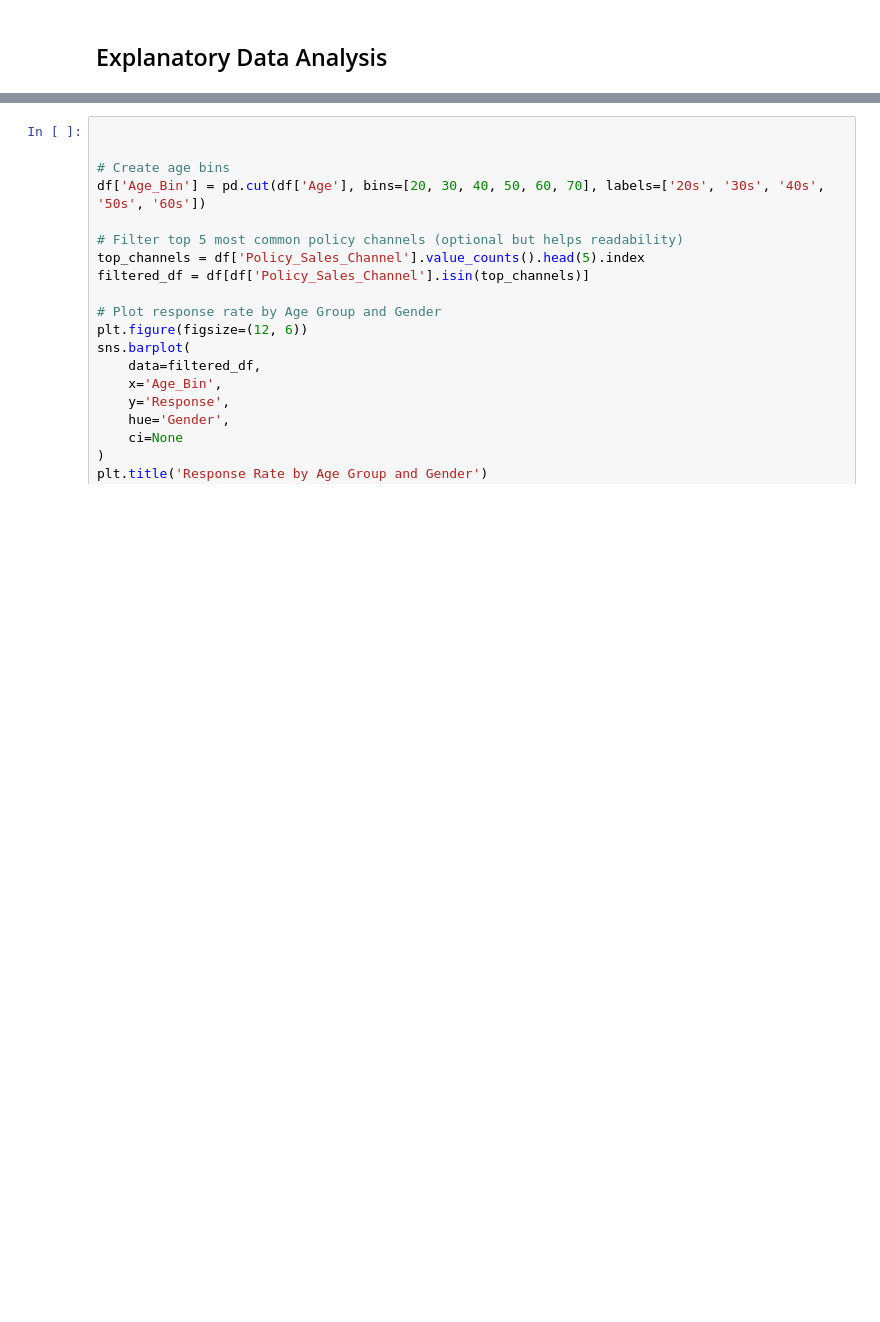
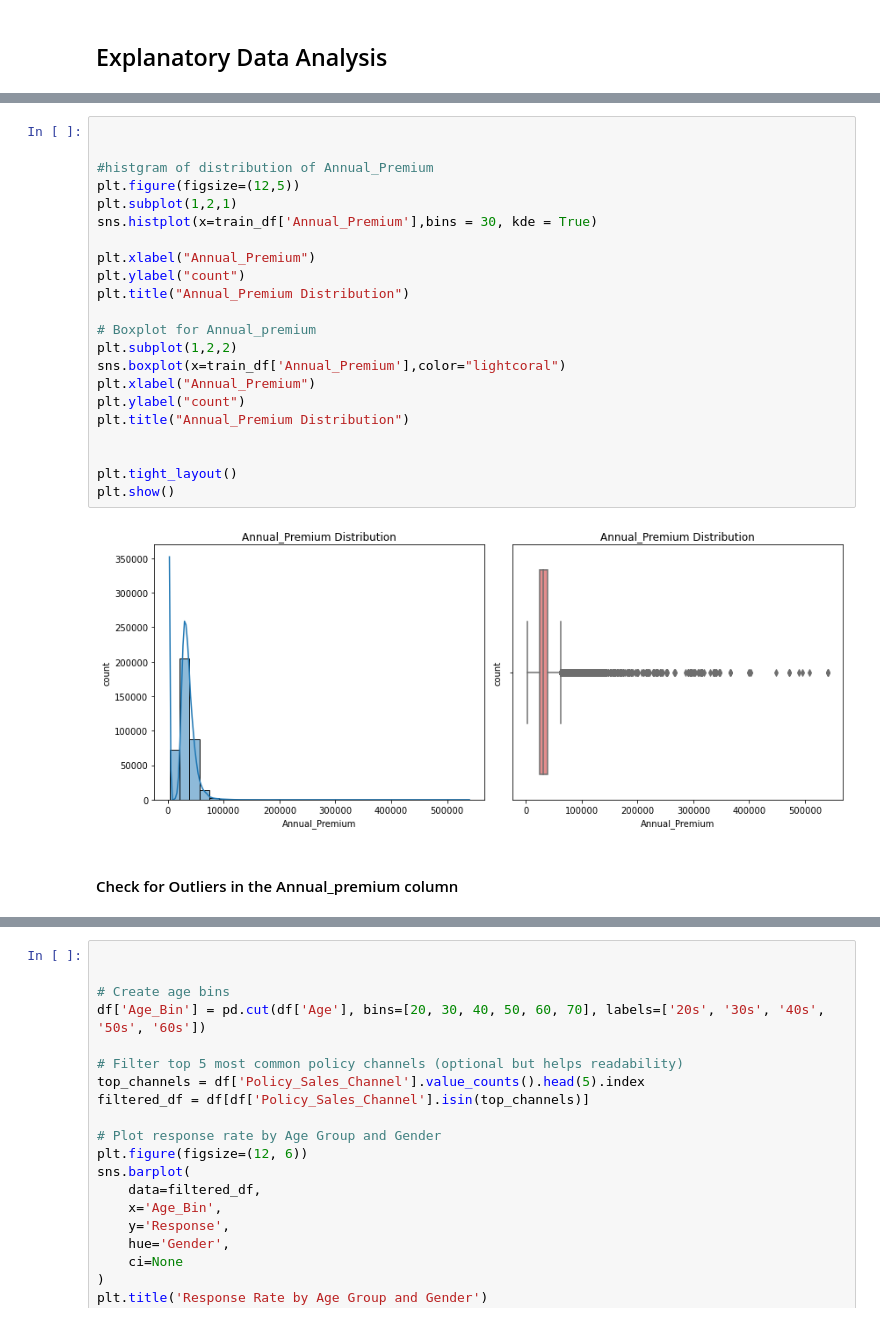
Before and after one commit to samkemboi12/Insurance-Cross-Sell-Prediction, a Jupyter notebook: Untitled.ipynb, the cells around one changed output, grey strips where cells are left out. Saved outputs shown, nothing was run; the diff lists cells and outputs as text; blank space fills up the shorter version.

```diff
--- a/Untitled.ipynb
+++ b/Untitled.ipynb
@@ -319,0 +149,26 @@ print(grouped.sort_values(by='Response_Rate', ascending=False).head(10))
+# %%
+
+
+#histgram of distribution of Annual_Premium
+plt.figure(figsize=(12,5))
+plt.subplot(1,2,1)
+sns.histplot(x=train_df['Annual_Premium'],bins = 30, kde = True)
+
+plt.xlabel("Annual_Premium")
+plt.ylabel("count")
+plt.title("Annual_Premium Distribution")
+
+# Boxplot for Annual_premium
+plt.subplot(1,2,2)
+sns.boxplot(x=train_df['Annual_Premium'],color="lightcoral")
+plt.xlabel("Annual_Premium")
+plt.ylabel("count")
+plt.title("Annual_Premium Distribution")
+
+
+plt.tight_layout()
+plt.show()
+# %% [output]
+[figure, added]
+# %% [markdown]
+#### Check for Outliers in the Annual_premium column
```
Also changed, not shown: parts of 63 cells of this notebook.
